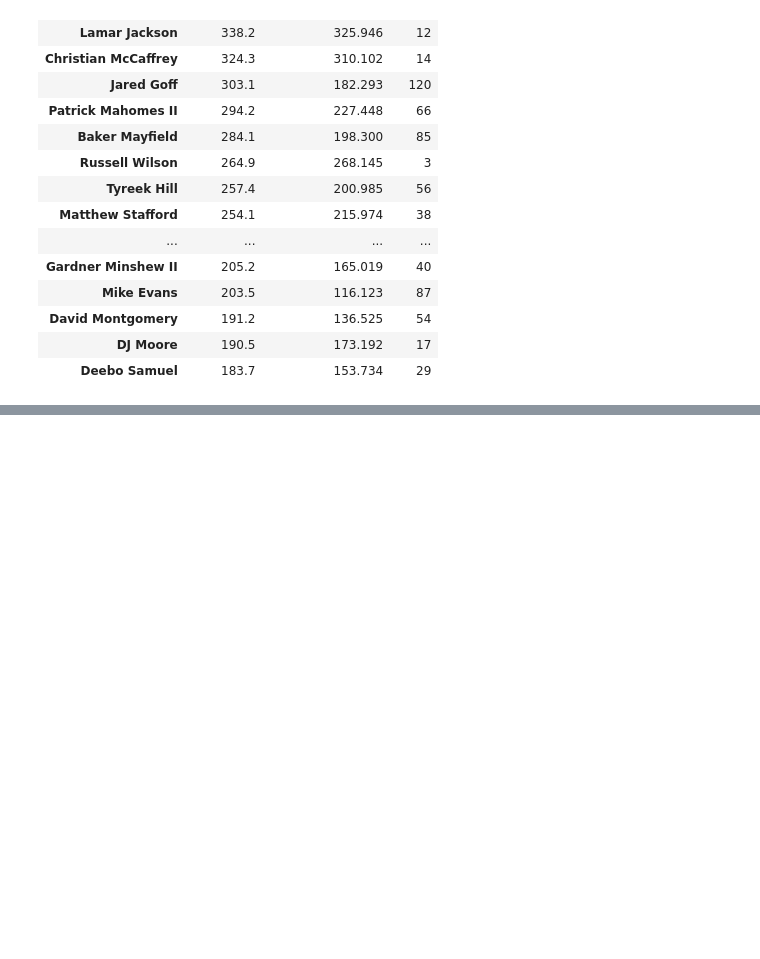
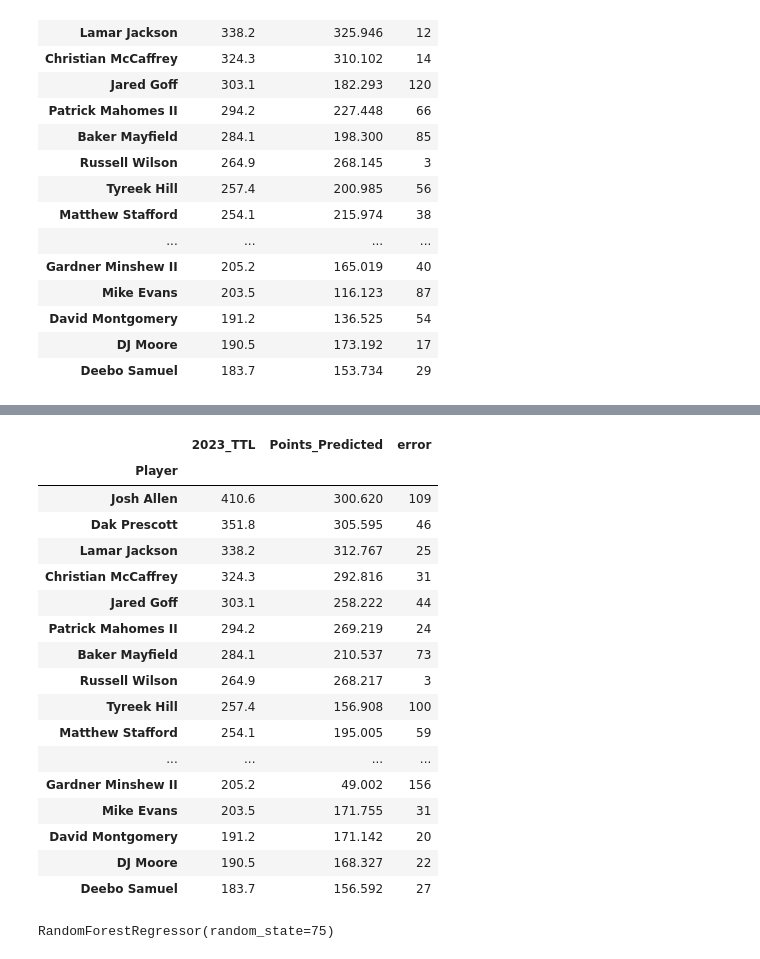
Before and after one commit to Gwilson337/Project-4, a Jupyter notebook: FinalProject/NFL_Fantasy.ipynb, the cells around one changed output, grey strips where cells are left out. Cells and saved outputs as stored; diff of their text form; code cells hidden in the pictures; blank space fills up the shorter version.

```diff
--- a/FinalProject/NFL_Fantasy.ipynb
+++ b/FinalProject/NFL_Fantasy.ipynb
@@ -242,0 +311,22 @@ fantasy_df.sort_values("2023_TTL", ascending=False).head(20)
+# %%
+# View in descending order
+fantasy_df2.sort_values("2023_TTL", ascending=False).head(20)
+# %% [output]
+|  | 2023_TTL | Points_Predicted | error |
+| Player |  |  |  |
+| Josh Allen | 410.6 | 300.620 | 109 |
+| Dak Prescott | 351.8 | 305.595 | 46 |
+| Lamar Jackson | 338.2 | 312.767 | 25 |
+| Christian McCaffrey | 324.3 | 292.816 | 31 |
+| Jared Goff | 303.1 | 258.222 | 44 |
+| Patrick Mahomes II | 294.2 | 269.219 | 24 |
+| Baker Mayfield | 284.1 | 210.537 | 73 |
+| Russell Wilson | 264.9 | 268.217 | 3 |
+| Tyreek Hill | 257.4 | 156.908 | 100 |
+| Matthew Stafford | 254.1 | 195.005 | 59 |
+| ... | ... | ... | ... |
+| Gardner Minshew II | 205.2 | 49.002 | 156 |
+| Mike Evans | 203.5 | 171.755 | 31 |
+| David Montgomery | 191.2 | 171.142 | 20 |
+| DJ Moore | 190.5 | 168.327 | 22 |
+| Deebo Samuel | 183.7 | 156.592 | 27 |
@@ -242,0 +339,5 @@ fantasy_df.sort_values("2023_TTL", ascending=False).head(20)
+# %%
+# Fit the model
+rf.fit(train, trainLabels)
+# %% [output]
+RandomForestRegressor(random_state=75)
```
Also changed, not shown: parts of 22 cells of this notebook.
